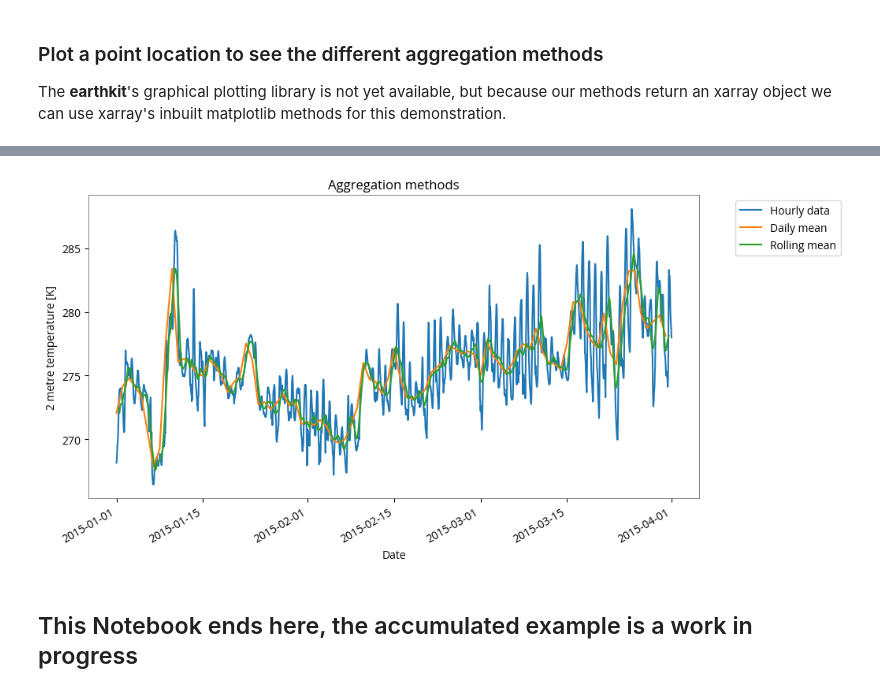
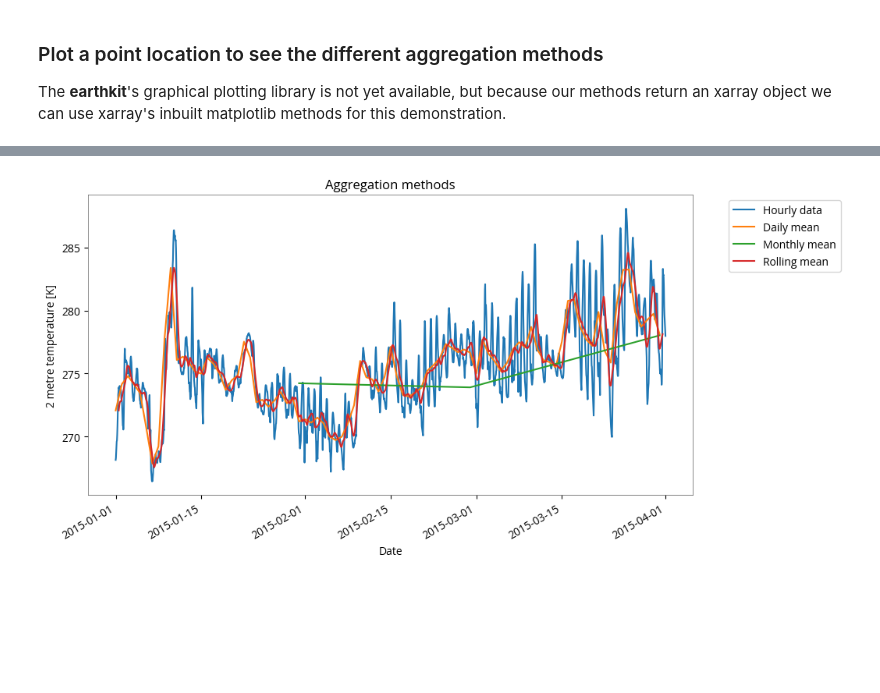
Before and after one commit to ecmwf-projects/c3s-ga-training, a Jupyter notebook: notebooks/11_daily_monthly_stats.ipynb, the cells around one changed output, grey strips where cells are left out. Drawn from its saved outputs; the diff is of its cells as text; code cells hidden in the pictures; blank space fills up the shorter version.

```diff
--- a/notebooks/11_daily_monthly_stats.ipynb
+++ b/notebooks/11_daily_monthly_stats.ipynb
@@ -143,0 +137,3 @@ Attributes:
+# %%
+era5_monthly_mean = ek_aggregate.temporal.monthly_mean(era5_T2M_data)
+era5_monthly_mean
@@ -183,7 +200,7 @@ Attributes:
 Rolling reductions calculate the statistic over a given window, this is useful for removing diurnal/seasonal
 cycles. Here we calculate the rolling mean over a window of 24 time steps.
 # %%
-era5_rolling = ek_aggregate.temporal.rolling_reduce(
+era5_rolling = ek_aggregate.rolling_reduce(
     era5_T2M_data, time=24, center=True,
 )
 era5_rolling
@@ -269,23 +265,22 @@ array([[[[           nan,            nan,            nan, ...,
 # %%
 import matplotlib.pyplot as plt
 
 # Location to extract (Brno)
 location = {
     "latitude": 49.25,
     "longitude": 16.5
 }
 
 fig, axis = plt.subplots(ncols=1, nrows=1, figsize=(10,5))
 
 era5_T2M_data.to_xarray().t2m.sel(**location).plot(label='Hourly data', ax=axis)
-fig = era5_daily_mean.t2m.sel(**location).plot(label='Daily mean', ax=axis)
-# fig = era5_daily_mean_12.t2m.isel(**location).plot(label='Daily mean (+12 hours)')
+era5_daily_mean.t2m.sel(**location).plot(label='Daily mean', ax=axis)
+era5_monthly_mean.t2m.sel(**location).plot(label='Monthly mean', ax=axis)
+# era5_daily_mean_12.t2m.sel(**location).plot(label='Daily mean (+12 hours)', ax=axis)
 era5_rolling.t2m.sel(**location).plot(label='Rolling mean', ax=axis)
 axis.legend(loc='upper left', bbox_to_anchor=(1.05,1.))
 axis.xaxis.set_label_text("Date")
 axis.set_title("Aggregation methods")
 plt.show()
 # %% [output]
-[figure, old version]
+[figure, new version]
-# %% [markdown]
-## This Notebook ends here, the accumulated example is a work in progress
```
Also changed, not shown: parts of 13 cells of this notebook, 1 other file.
